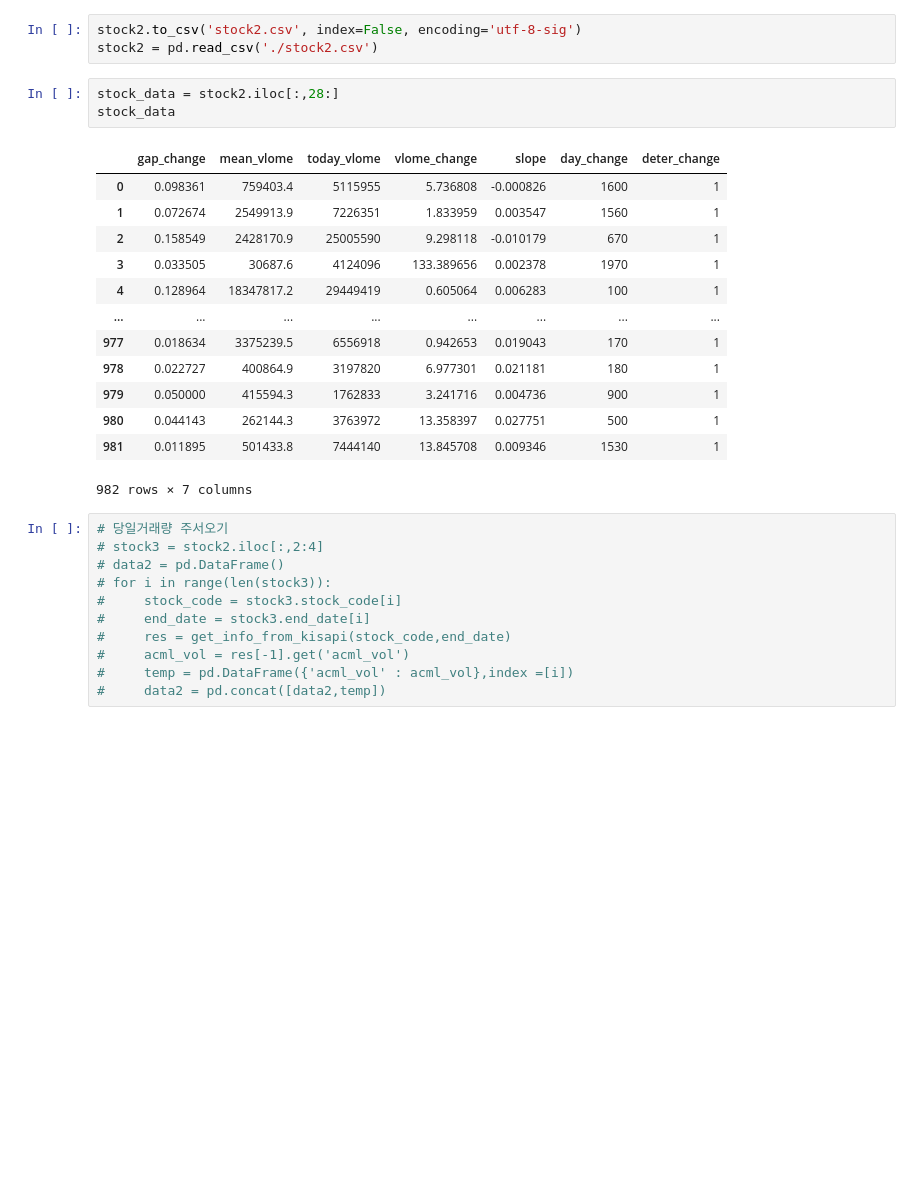
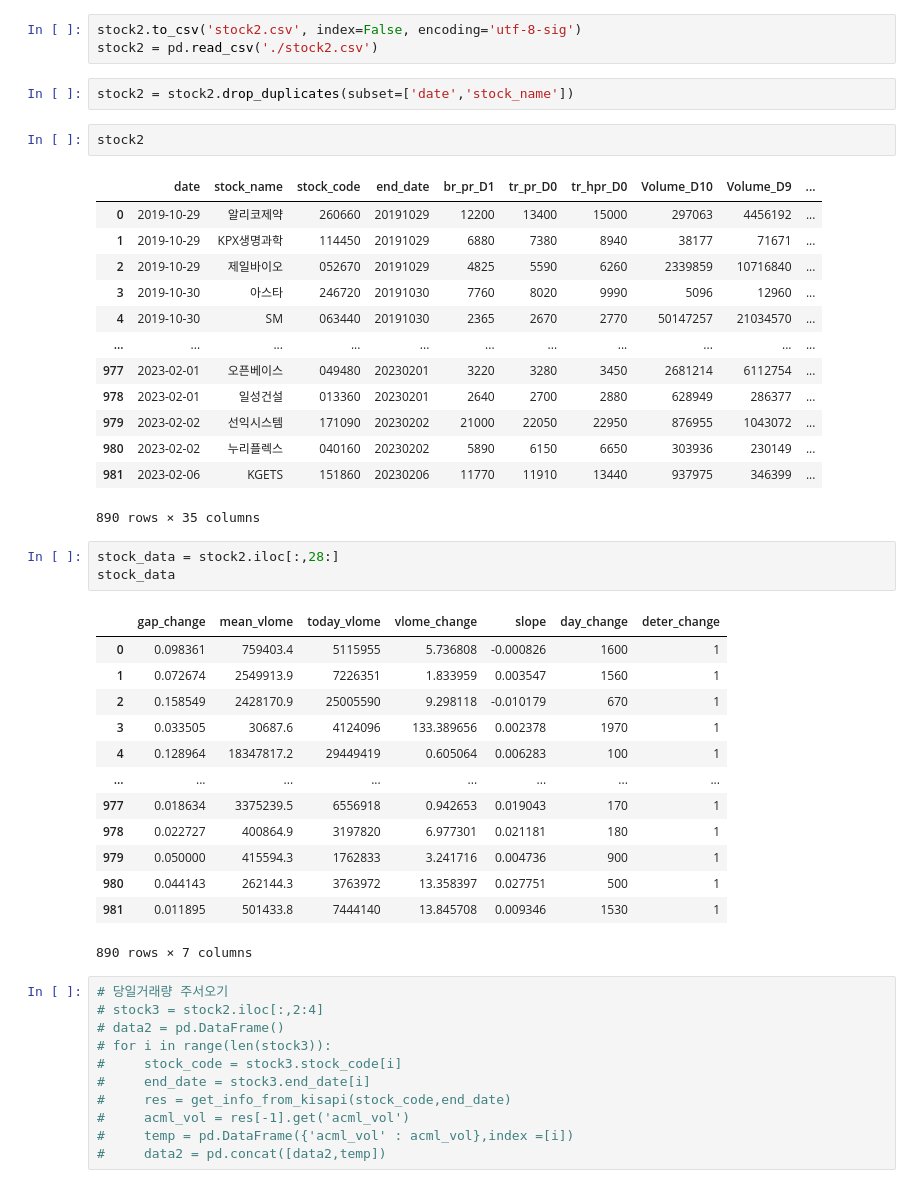
Before and after one commit to kknaks/assingment, a Jupyter notebook: 221228_stock/stock2.ipynb, the cells around one changed output. Saved outputs shown, nothing was run; the diff lists cells and outputs as text; blank space fills up the shorter version.

```diff
--- a/221228_stock/stock2.ipynb
+++ b/221228_stock/stock2.ipynb
@@ -188,6 +188,24 @@ stock2['deter_change'] = stock2.day_change.apply(lambda x : 1 if x > 0 else 0)
 # %%
 stock2.to_csv('stock2.csv', index=False, encoding='utf-8-sig')
 stock2 = pd.read_csv('./stock2.csv')
+# %%
+stock2 = stock2.drop_duplicates(subset=['date','stock_name'])
+# %%
+stock2
+# %% [output]
+|  | date | stock_name | stock_code | end_date | br_pr_D1 | tr_pr_D0 | tr_hpr_D0 | Volume_D10 | Volume_D9 | ... |
+| 0 | 2019-10-29 | 알리코제약 | 260660 | 20191029 | 12200 | 13400 | 15000 | 297063 | 4456192 | ... |
+| 1 | 2019-10-29 | KPX생명과학 | 114450 | 20191029 | 6880 | 7380 | 8940 | 38177 | 71671 | ... |
+| 2 | 2019-10-29 | 제일바이오 | 052670 | 20191029 | 4825 | 5590 | 6260 | 2339859 | 10716840 | ... |
+| 3 | 2019-10-30 | 아스타 | 246720 | 20191030 | 7760 | 8020 | 9990 | 5096 | 12960 | ... |
+| 4 | 2019-10-30 | SM | 063440 | 20191030 | 2365 | 2670 | 2770 | 50147257 | 21034570 | ... |
+| ... | ... | ... | ... | ... | ... | ... | ... | ... | ... | ... |
+| 977 | 2023-02-01 | 오픈베이스 | 049480 | 20230201 | 3220 | 3280 | 3450 | 2681214 | 6112754 | ... |
+| 978 | 2023-02-01 | 일성건설 | 013360 | 20230201 | 2640 | 2700 | 2880 | 628949 | 286377 | ... |
+| 979 | 2023-02-02 | 선익시스템 | 171090 | 20230202 | 21000 | 22050 | 22950 | 876955 | 1043072 | ... |
+| 980 | 2023-02-02 | 누리플렉스 | 040160 | 20230202 | 5890 | 6150 | 6650 | 303936 | 230149 | ... |
+| 981 | 2023-02-06 | KGETS | 151860 | 20230206 | 11770 | 11910 | 13440 | 937975 | 346399 | ... |
+890 rows × 35 columns
 # %%
 stock_data = stock2.iloc[:,28:]
 stock_data
@@ -204,7 +222,7 @@ stock_data
 | 979 | 0.050000 | 415594.3 | 1762833 | 3.241716 | 0.004736 | 900 | 1 |
 | 980 | 0.044143 | 262144.3 | 3763972 | 13.358397 | 0.027751 | 500 | 1 |
 | 981 | 0.011895 | 501433.8 | 7444140 | 13.845708 | 0.009346 | 1530 | 1 |
-982 rows × 7 columns
+890 rows × 7 columns
 # %%
 # 당일거래량 주서오기
 # stock3 = stock2.iloc[:,2:4]
```
Also changed, not shown: parts of 7 cells of this notebook, 1 other file.
